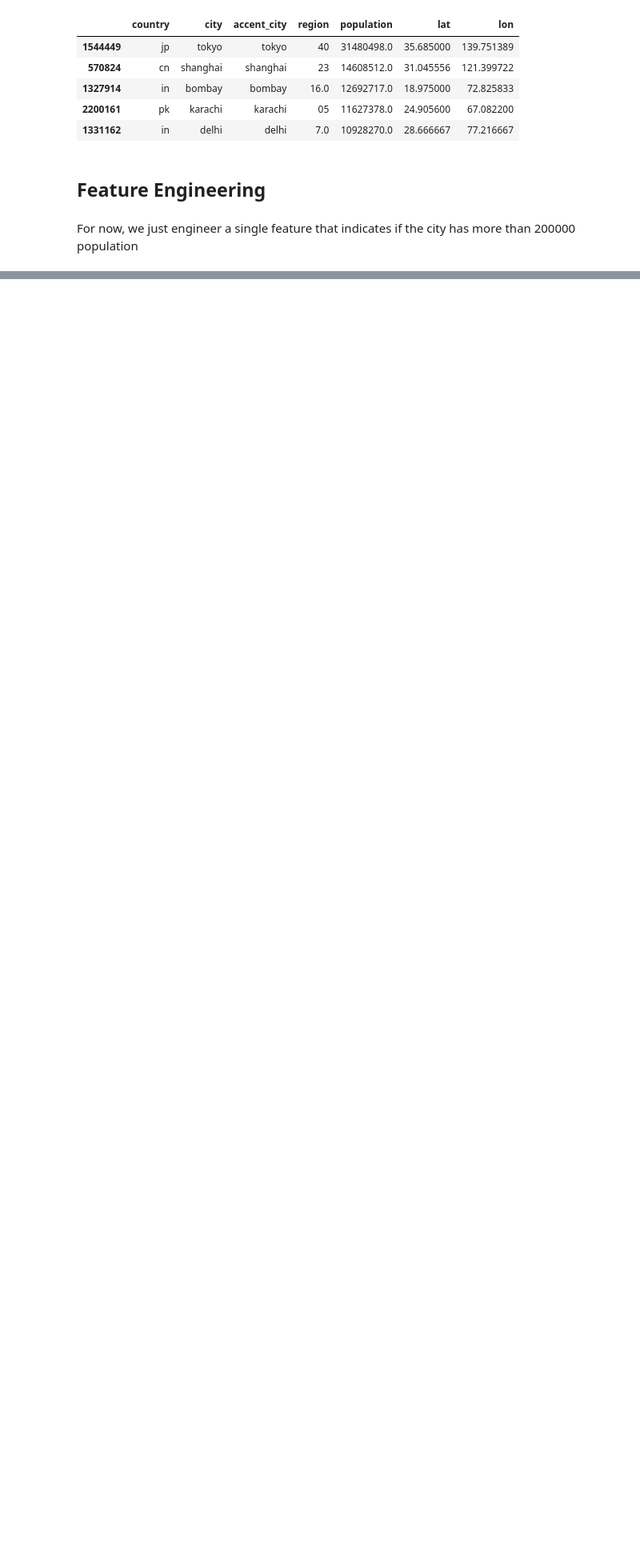
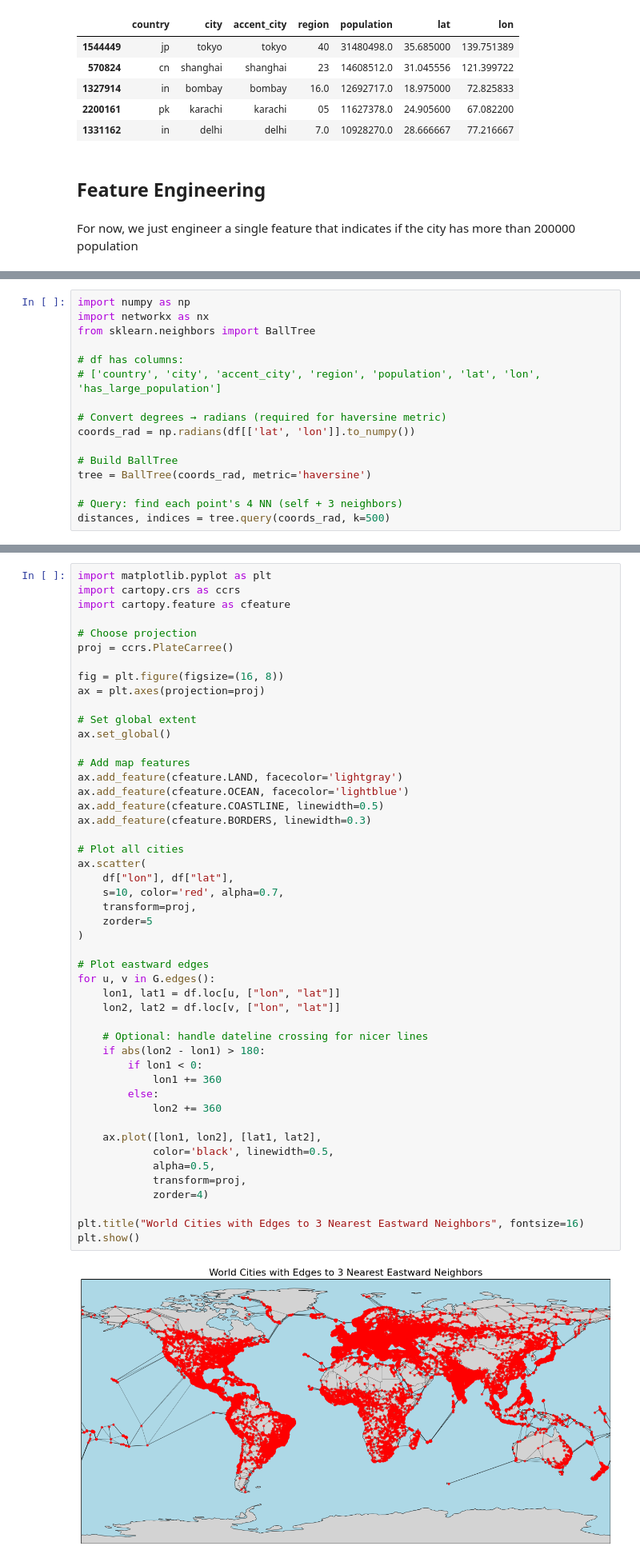
Before and after one commit to aqslky/Around-the-world, a Jupyter notebook: notebooks/01_data_preprocessing.ipynb, the cells around one changed output, grey strips where cells are left out. Shown at 80% size. Cells and saved outputs as stored; diff of their text form; blank space fills up the shorter version.

```diff
--- a/notebooks/01_data_preprocessing.ipynb
+++ b/notebooks/01_data_preprocessing.ipynb
@@ -169,0 +217,16 @@ Processed data saved to ..\data\processed\worldcities_processed.csv
+# %%
+import numpy as np
+import networkx as nx
+from sklearn.neighbors import BallTree
+
+# df has columns:
+# ['country', 'city', 'accent_city', 'region', 'population', 'lat', 'lon', 'has_large_population']
+
+# Convert degrees → radians (required for haversine metric)
+coords_rad = np.radians(df[['lat', 'lon']].to_numpy())
+
+# Build BallTree
+tree = BallTree(coords_rad, metric='haversine')
+
+# Query: find each point's 4 NN (self + 3 neighbors)
+distances, indices = tree.query(coords_rad, k=500)
@@ -169,0 +368,50 @@ Processed data saved to ..\data\processed\worldcities_processed.csv
+# %%
+import matplotlib.pyplot as plt
+import cartopy.crs as ccrs
+import cartopy.feature as cfeature
+
+# Choose projection
+proj = ccrs.PlateCarree()
+
+fig = plt.figure(figsize=(16, 8))
+ax = plt.axes(projection=proj)
+
+# Set global extent
+ax.set_global()
+
+# Add map features
+ax.add_feature(cfeature.LAND, facecolor='lightgray')
+ax.add_feature(cfeature.OCEAN, facecolor='lightblue')
+ax.add_feature(cfeature.COASTLINE, linewidth=0.5)
+ax.add_feature(cfeature.BORDERS, linewidth=0.3)
+
+# Plot all cities
+ax.scatter(
+    df["lon"], df["lat"],
+    s=10, color='red', alpha=0.7,
+    transform=proj,
+    zorder=5
+)
+
+# Plot eastward edges
+for u, v in G.edges():
+    lon1, lat1 = df.loc[u, ["lon", "lat"]]
+    lon2, lat2 = df.loc[v, ["lon", "lat"]]
+
+    # Optional: handle dateline crossing for nicer lines
+    if abs(lon2 - lon1) > 180:
+        if lon1 < 0:
+            lon1 += 360
+        else:
+            lon2 += 360
+
+    ax.plot([lon1, lon2], [lat1, lat2],
+            color='black', linewidth=0.5,
+            alpha=0.5,
+            transform=proj,
+            zorder=4)
+
+plt.title("World Cities with Edges to 3 Nearest Eastward Neighbors", fontsize=16)
+plt.show()
+# %% [output]
+[figure, added]
```
Also changed, not shown: parts of 13 cells of this notebook.
